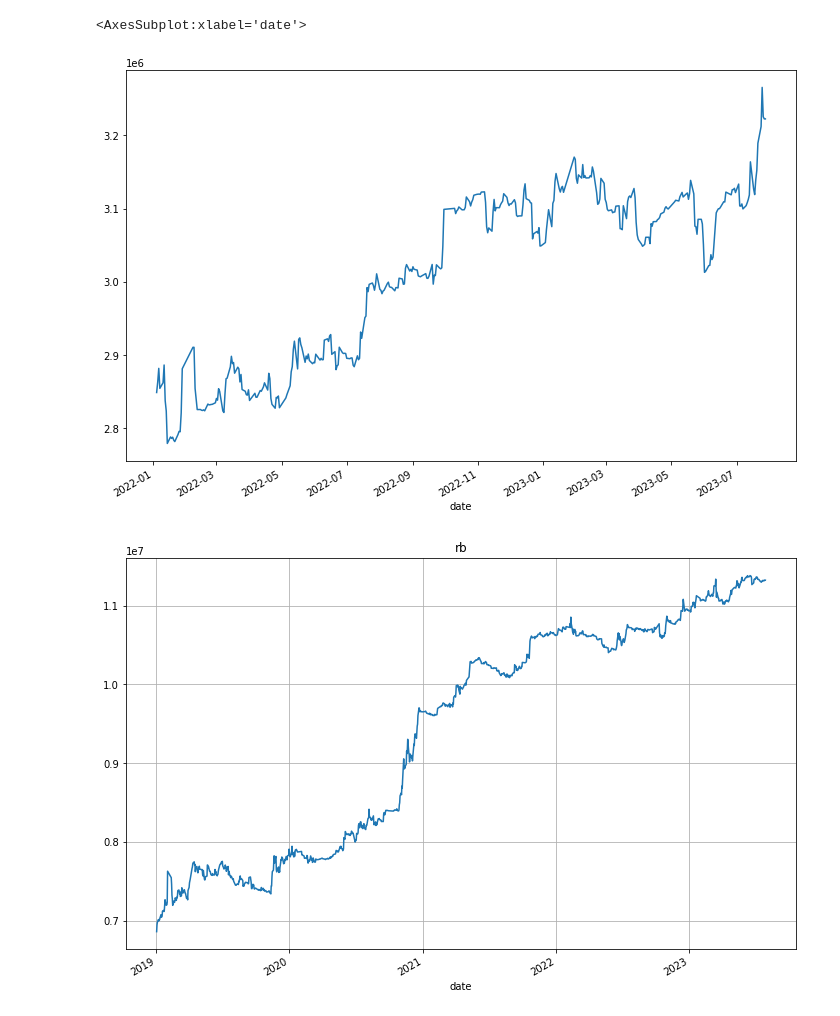
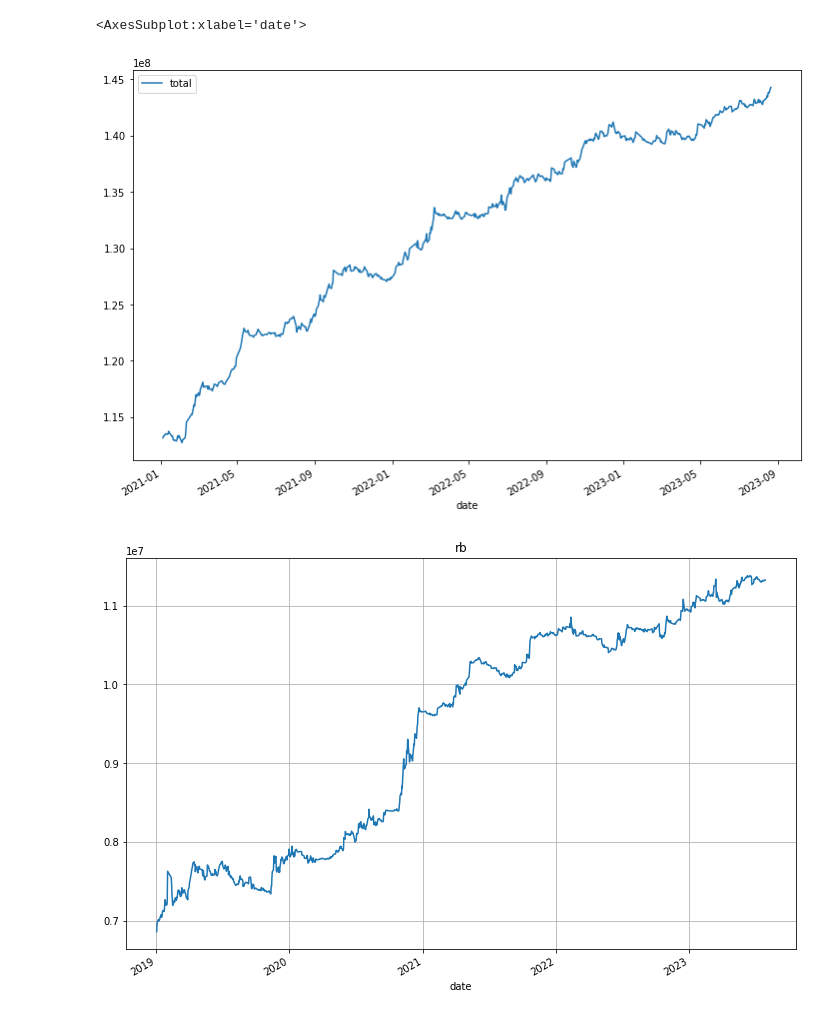
Before and after one commit to harvey1673/pyktrader3, a Jupyter notebook: bktest/bktest_prod_portfolio.ipynb, the cells around one changed output. Saved outputs shown, nothing was run; the diff lists cells and outputs as text; code cells hidden in the pictures.

```diff
--- a/bktest/bktest_prod_portfolio.ipynb
+++ b/bktest/bktest_prod_portfolio.ipynb
@@ -203,15 +203,16 @@ scenarios_prod = [
     ('funda', 'strip_hsec_lvl_mid', 0.8, 1, 1, 1, ['i', 'j', 'jm', 'rb', 'hc', 'v', 'FG', 'SF', 'al'], None),
     ('funda', 'steel_margin_lvl_fast', 0.8, 1, 1, 1, ['i', 'j', 'jm', 'rb', 'hc', 'FG', 'SF'], None),
 
-    ('funda', 'steel_sinv_lyoy_zs', 0.4, 1, 1, 1, ['i', 'rb', 'hc', 'v', 'FG'], None),
-    ('funda', 'steel_sinv_lyoy_mds', 0.4, 1, 1, 1, ['i', 'rb', 'hc', 'v', 'FG'], None),
-    ('funda', 'rbhc_dmd_mds', 2.4, 1, 1, 3, ['rb', 'hc'], None),
-    ('funda', 'rbhc_dmd_lyoy_mds', 2.4, 1, 1, 3, ['rb', 'hc'], None),
-    ('funda', 'rbhc_sinv_mds', 2.4, 1, 1, 3, ['rb', 'hc'], None),
-    ('funda', 'rbhc_sinv_lyoy_mds', 2.4, 1, 1, 3, ['rb', 'hc'], None),
+    ('funda', 'steel_sinv_lyoy_zs', 0.2, 1, 1, 1, ['i', 'rb', 'hc', 'v', 'FG'], None),
+    ('funda', 'steel_sinv_lyoy_mds', 0.2, 1, 1, 1, ['i', 'rb', 'hc', 'v', 'FG'], None),
+    ('funda', 'rbhc_dmd_mds', 1.0, 1, 1, 3, ['rb', 'hc'], None),
+    ('funda', 'rbhc_dmd_lyoy_mds', 1.0, 1, 1, 3, ['rb', 'hc'], None),
+    ('funda', 'rbhc_sinv_mds', 1.0, 1, 1, 3, ['rb', 'hc'], None),
+    ('funda', 'rbhc_sinv_lyoy_mds', 1.0, 1, 1, 3, ['rb', 'hc'], None),
 
     ('funda', 'lme_base_ts_mds', 0.8, 1, 1, 0, ['cu', 'al', 'zn', 'ni', 'sn', 'pb'], None),
     ('funda', 'lme_base_ts_hlr', 0.8, 1, 1, 0, ['cu', 'al', 'zn', 'ni', 'sn', 'pb'], None),
+    ('funda', 'base_phybas_carry_ma', 1, 1, 1, 0, ['cu', 'al', 'zn', 'ni', 'sn'], None),
     ('funda', 'cu_prem_usd_zsa', 0.8, 1, 1, 1, ['cu'], None),
     ('funda', 'cu_prem_usd_md', 0.8, 1, 1, 1, ['cu'], None),
     ('funda', 'cu_phybasis_zsa', 0.8, 1, 1, 1, ['cu'], None),
@@ -476,8 +477,8 @@ all      1.40  111428.65     2.12
 # %%
-port_stats['asset_cumpnl']['pb']['2022-01-01':].plot()
+port_stats['portfolio_cumpnl']['2021-01-01':].plot()
 # %% [output]
 <AxesSubplot:xlabel='date'>
-[figure, old version]
+[figure, new version]
 # %%
 #pnl_stats = bt_empirics[run_key].calculate_pnl_stats(shift=0, tenors=pnl_tenors, perf_metrics=['sharpe', 'std', 'sortino', 'calmar'])
 
```
Also changed, not shown: parts of 1 cell of this notebook, 1 other file.
